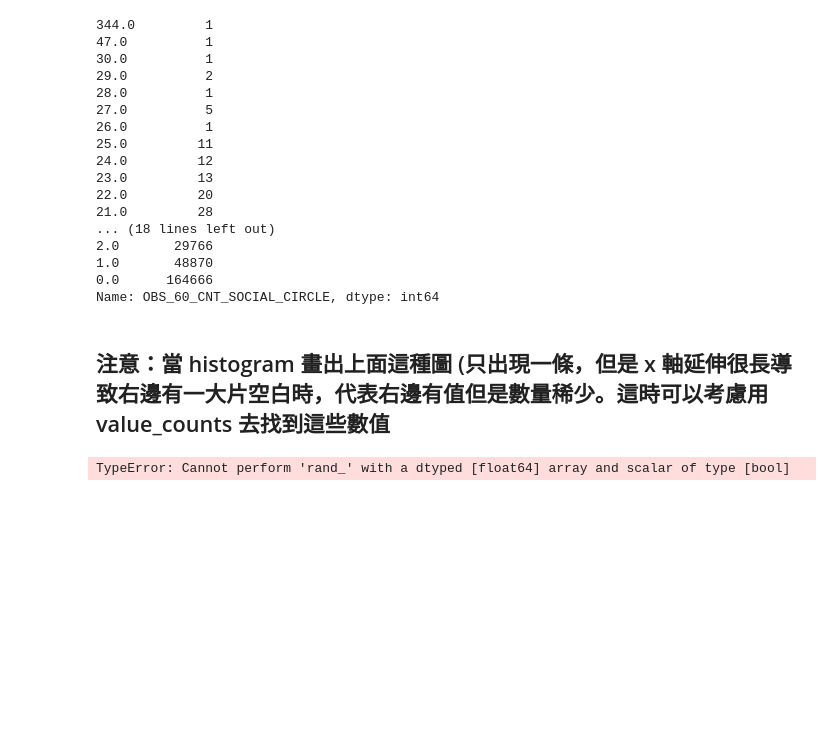
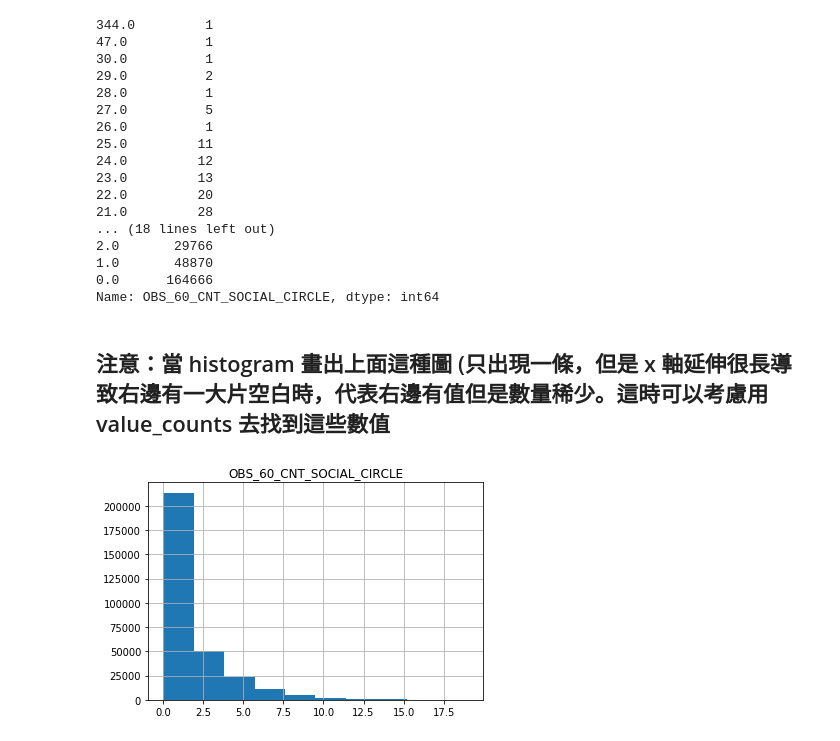
Before and after one commit to KaiChun-Tu/ML100Days, a Jupyter notebook: homework/Day_009_HW.ipynb, the cells around one changed output. Drawn from its saved outputs; the diff is of its cells as text; code cells hidden in the pictures; blank space fills up the shorter version.

```diff
--- a/homework/Day_009_HW.ipynb
+++ b/homework/Day_009_HW.ipynb
@@ -219,13 +219,13 @@ Name: OBS_60_CNT_SOCIAL_CIRCLE, dtype: int64
 # %%
 # 把一些極端值暫時去掉，在繪製一次 Histogram
 # 選擇 OBS_60_CNT_SOCIAL_CIRCLE 小於 20 的資料點繪製
 """
 Your Code Here
 """
 #loc_a =
 #loc_b = app_train['OBS_60_CNT_SOCIAL_CIRCLE']<20
 
-app_train.loc[app_train['OBS_60_CNT_SOCIAL_CIRCLE']<20 & app_train['AMT_INCOME_TOTAL']<1.07e+08,['OBS_60_CNT_SOCIAL_CIRCLE']].hist()
+app_train.loc[(app_train['OBS_60_CNT_SOCIAL_CIRCLE']<20) & (app_train['AMT_INCOME_TOTAL']<1.07e+08),['OBS_60_CNT_SOCIAL_CIRCLE']].hist()
 plt.show()
 # %% [output]
-TypeError: Cannot perform 'rand_' with a dtyped [float64] array and scalar of type [bool]
+[figure, added]
```
